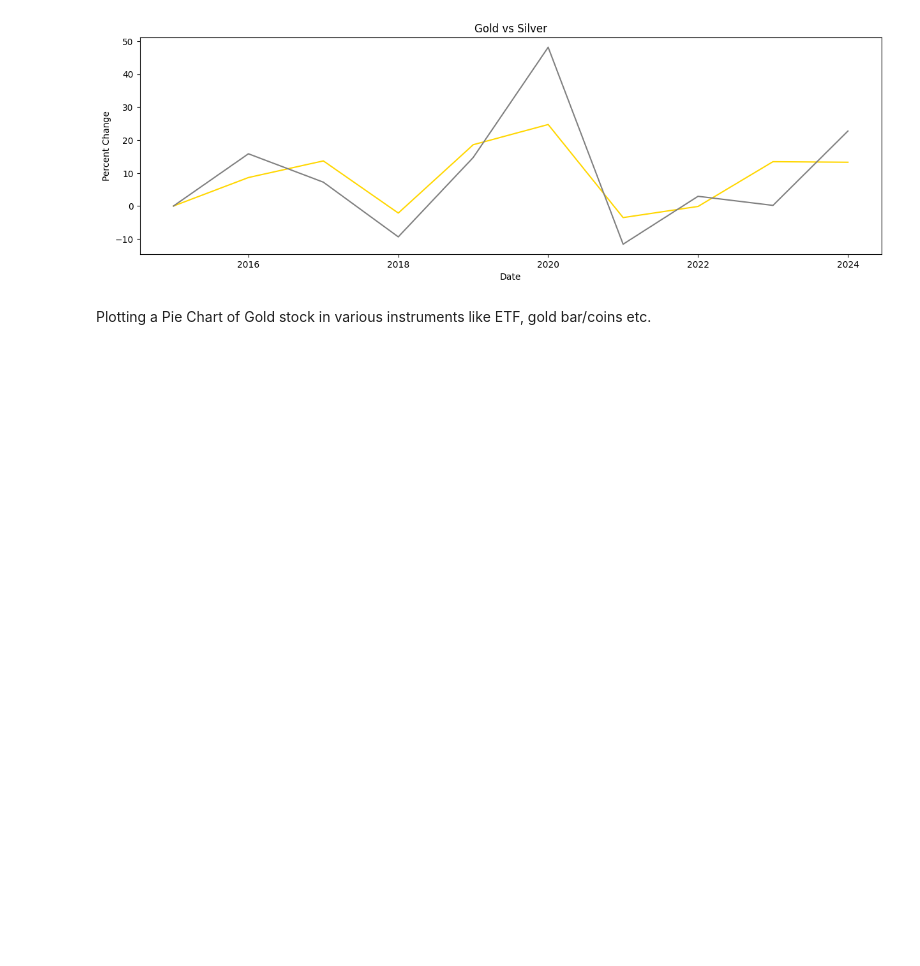
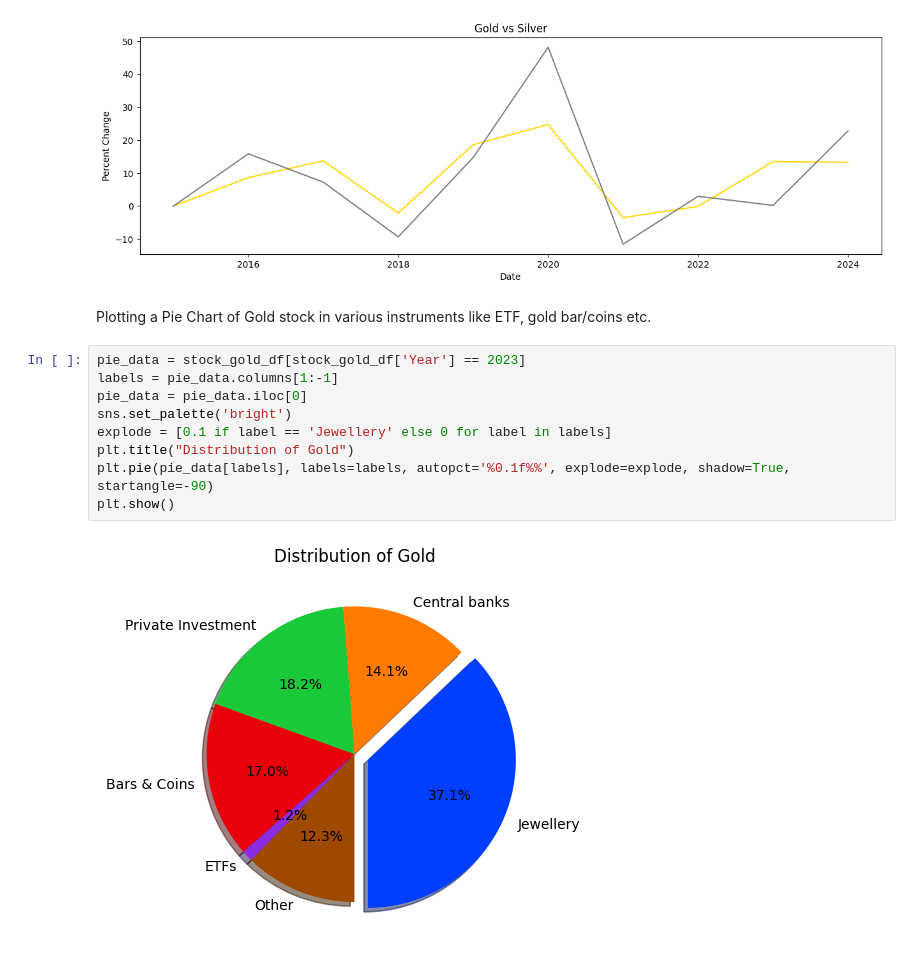
Before and after one commit to akash0214/Gold_Analysis, a Jupyter notebook: gold_eda.ipynb, the cells around one changed output. Drawn from its saved outputs; the diff is of its cells as text; blank space fills up the shorter version.

Commit message:
Pie Chart on Gold distribution in world

```diff
--- a/gold_eda.ipynb
+++ b/gold_eda.ipynb
@@ -179,3 +179,14 @@ plt.show()
 [figure]
 # %% [markdown]
 Plotting a Pie Chart of Gold stock in various instruments like ETF, gold bar/coins etc.
+# %%
+pie_data = stock_gold_df[stock_gold_df['Year'] == 2023]
+labels = pie_data.columns[1:-1]
+pie_data = pie_data.iloc[0]
+sns.set_palette('bright')
+explode = [0.1 if label == 'Jewellery' else 0 for label in labels]
+plt.title("Distribution of Gold")
+plt.pie(pie_data[labels], labels=labels, autopct='%0.1f%%', explode=explode, shadow=True, startangle=-90)
+plt.show()
+# %% [output]
+[figure, added]
```
